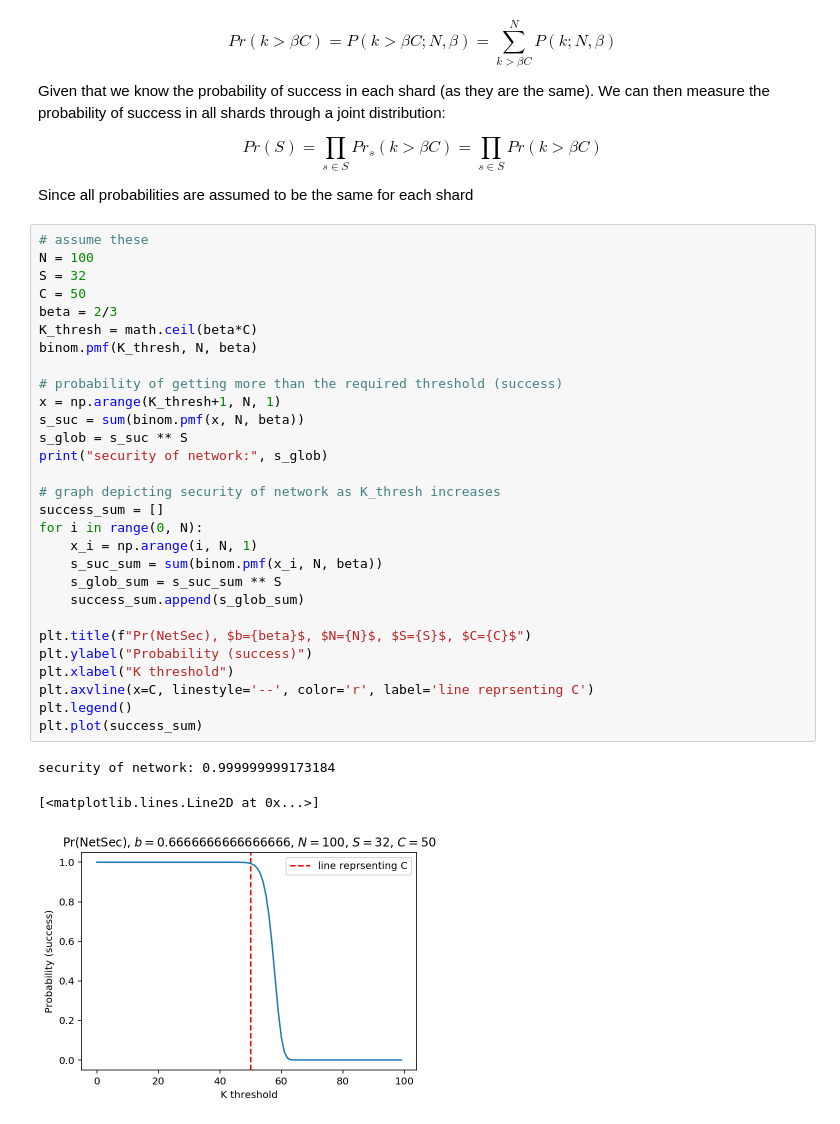
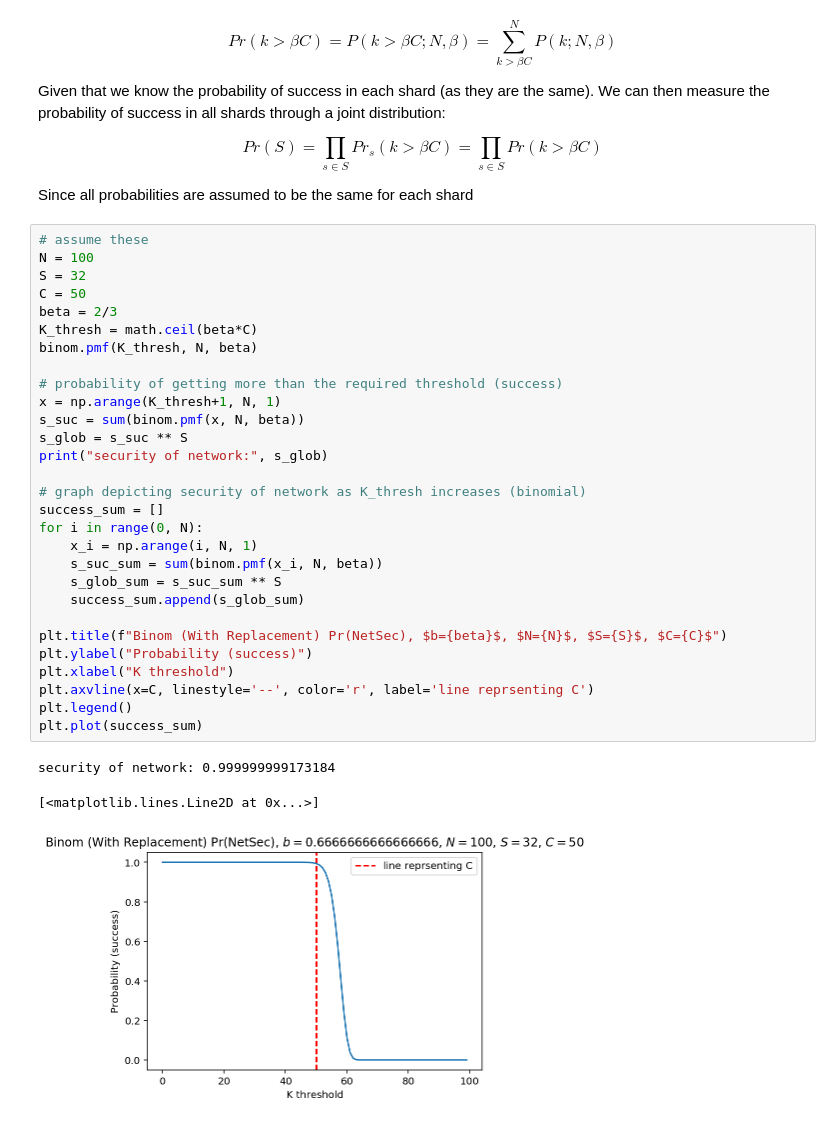
Before and after one commit to qoire/Notes, a Jupyter notebook: Network Security Sharding.ipynb, the cells around one changed output. Saved outputs shown, nothing was run; the diff lists cells and outputs as text.

```diff
--- a/Network Security Sharding.ipynb
+++ b/Network Security Sharding.ipynb
@@ -40,33 +76,33 @@ Since all probabilities are assumed to be the same for each shard
 # %%
 # assume these
 N = 100
 S = 32
 C = 50
 beta = 2/3
 K_thresh = math.ceil(beta*C)
 binom.pmf(K_thresh, N, beta)
 
 # probability of getting more than the required threshold (success)
 x = np.arange(K_thresh+1, N, 1)
 s_suc = sum(binom.pmf(x, N, beta))
 s_glob = s_suc ** S
 print("security of network:", s_glob)
 
-# graph depicting security of network as K_thresh increases
+# graph depicting security of network as K_thresh increases (binomial)
 success_sum = []
 for i in range(0, N):
     x_i = np.arange(i, N, 1)
     s_suc_sum = sum(binom.pmf(x_i, N, beta))
     s_glob_sum = s_suc_sum ** S
     success_sum.append(s_glob_sum)
 
-plt.title(f"Pr(NetSec), $b={beta}$, $N={N}$, $S={S}$, $C={C}$")
+plt.title(f"Binom (With Replacement) Pr(NetSec), $b={beta}$, $N={N}$, $S={S}$, $C={C}$")
 plt.ylabel("Probability (success)")
 plt.xlabel("K threshold")
 plt.axvline(x=C, linestyle='--', color='r', label='line reprsenting C')
 plt.legend()
 plt.plot(success_sum)
 # %% [output]
 security of network: 0.999999999173184
 [<matplotlib.lines.Line2D at 0x...>]
-[figure, old version]
+[figure, new version]
```
Also changed, not shown: parts of 3 cells of this notebook.
